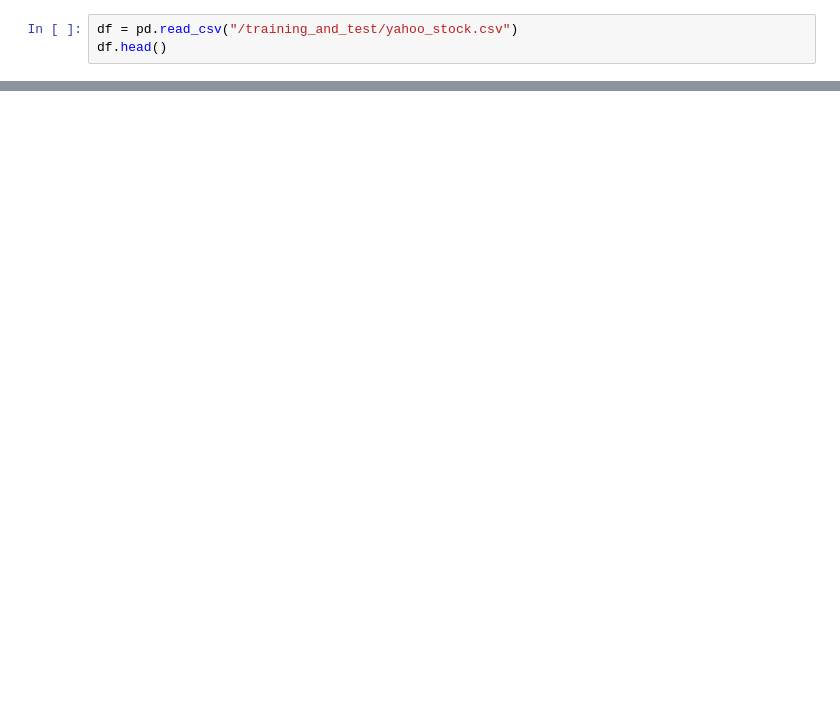
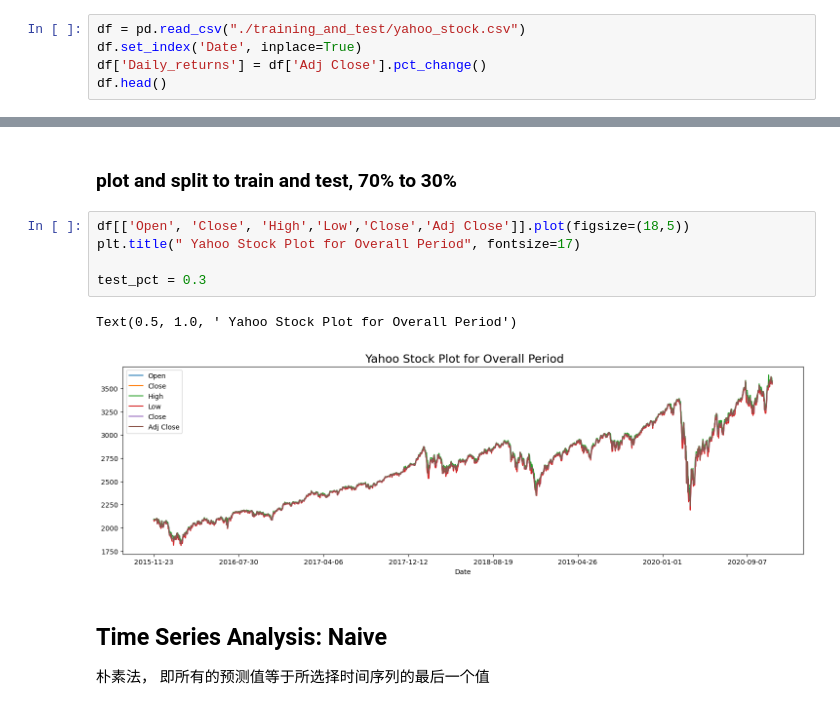
Before and after one commit to KenBitSalt/trade2023, a Jupyter notebook: modelbuilding/timeseries.ipynb, the cells around one changed output, grey strips where cells are left out. Drawn from its saved outputs; the diff is of its cells as text; blank space fills up the shorter version.

```diff
--- a/modelbuilding/timeseries.ipynb
+++ b/modelbuilding/timeseries.ipynb
@@ -18,3 +13,5 @@ ModuleNotFoundError: No module named 'tensorflow'
 # %%
-df = pd.read_csv("/training_and_test/yahoo_stock.csv")
+df = pd.read_csv("./training_and_test/yahoo_stock.csv")
+df.set_index('Date', inplace=True)
+df['Daily_returns'] = df['Adj Close'].pct_change()
 df.head()
@@ -20,0 +26,13 @@ df.head()
+# %% [markdown]
+### plot and split to train and test, 70% to 30%
+# %%
+df[['Open', 'Close', 'High','Low','Close','Adj Close']].plot(figsize=(18,5))
+plt.title(" Yahoo Stock Plot for Overall Period", fontsize=17)
+
+test_pct = 0.3
+# %% [output]
+Text(0.5, 1.0, ' Yahoo Stock Plot for Overall Period')
+[figure, added]
+# %% [markdown]
+## Time Series Analysis: Naive
+朴素法， 即所有的预测值等于所选择时间序列的最后一个值
```
Also changed, not shown: parts of 5 cells of this notebook.
